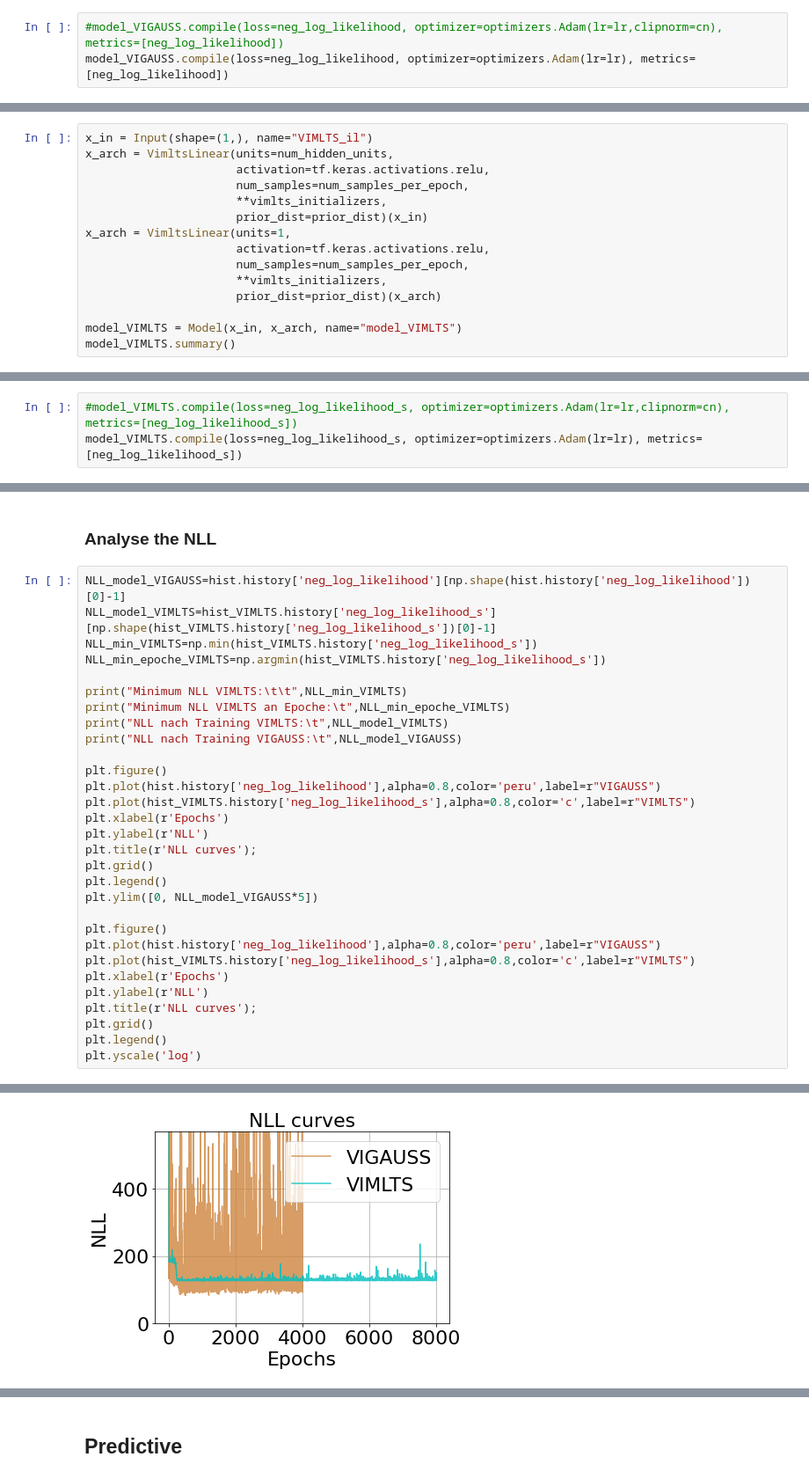
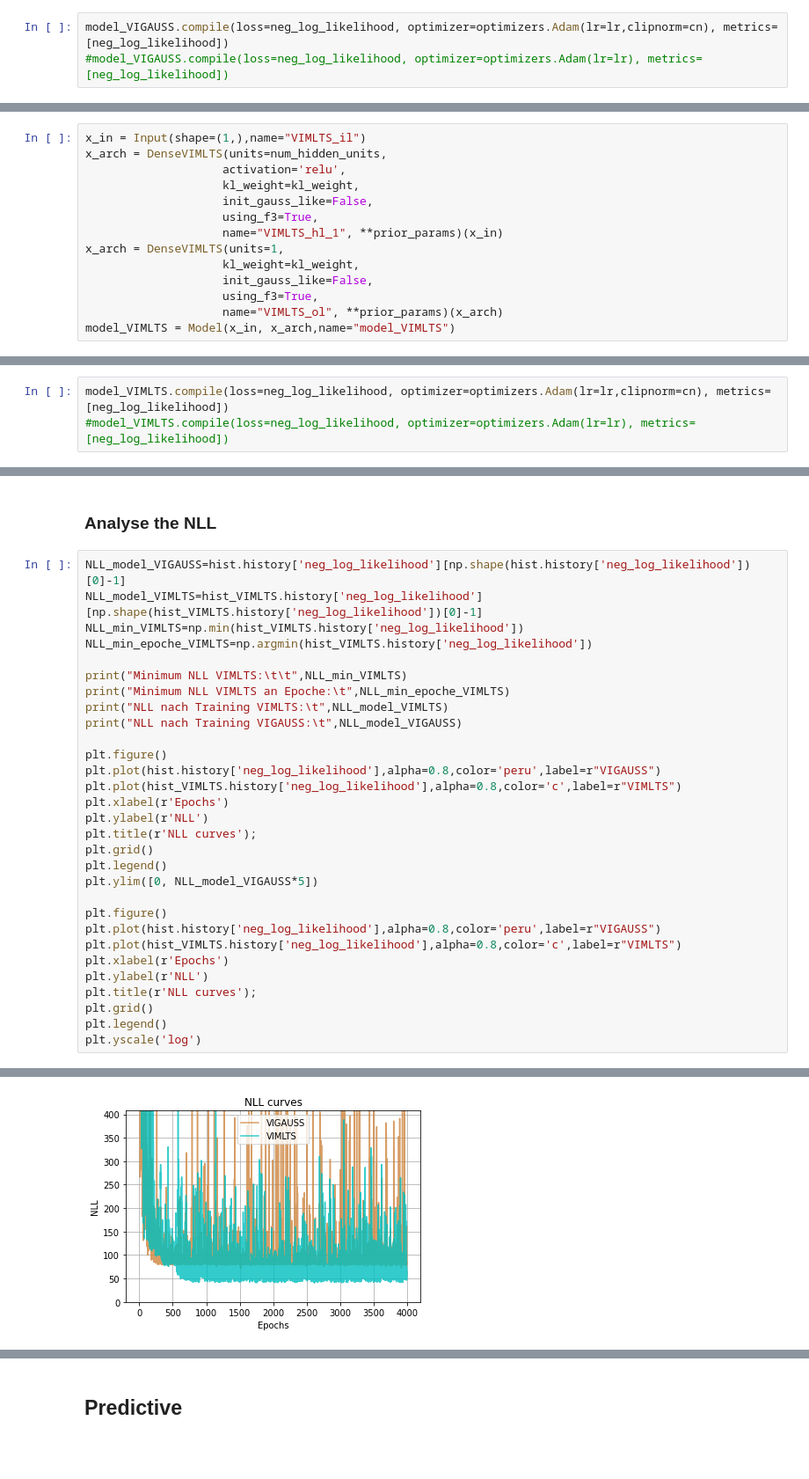
Before and after one commit to stefan1893/TM-VI, a Jupyter notebook: ipynb/02_small_and_shallow_networks.ipynb, the cells around one changed output, grey strips where cells are left out. Shown: that part at 88% size. Saved outputs shown, nothing was run; the diff lists cells and outputs as text; blank space fills up the shorter version.

```diff
--- a/ipynb/02_small_and_shallow_networks.ipynb
+++ b/ipynb/02_small_and_shallow_networks.ipynb
@@ -456,8 +426,8 @@ Non-trainable params: 0
 _________________________________________________________________
 None
 # %%
-#model_VIGAUSS.compile(loss=neg_log_likelihood, optimizer=optimizers.Adam(lr=lr,clipnorm=cn), metrics=[neg_log_likelihood])
-model_VIGAUSS.compile(loss=neg_log_likelihood, optimizer=optimizers.Adam(lr=lr), metrics=[neg_log_likelihood])
+model_VIGAUSS.compile(loss=neg_log_likelihood, optimizer=optimizers.Adam(lr=lr,clipnorm=cn), metrics=[neg_log_likelihood])
+#model_VIGAUSS.compile(loss=neg_log_likelihood, optimizer=optimizers.Adam(lr=lr), metrics=[neg_log_likelihood])
 # %%
 callbacks_VIGAUSS = [
     #callbacks.LearningRateScheduler(lr_scheduler, verbose=0)
@@ -542,16 +473,15 @@ vimlts_initializers=dict(kernel_init_alpha_w = initializers.Constant(1.),
 # %%
-x_in = Input(shape=(1,), name="VIMLTS_il")
-x_arch = VimltsLinear(units=num_hidden_units,
-                      activation=tf.keras.activations.relu,
-                      num_samples=num_samples_per_epoch,
-                      **vimlts_initializers,
-                      prior_dist=prior_dist)(x_in)
-x_arch = VimltsLinear(units=1,
-                      activation=tf.keras.activations.relu,
-                      num_samples=num_samples_per_epoch,
-                      **vimlts_initializers,
-                      prior_dist=prior_dist)(x_arch)
-
-model_VIMLTS = Model(x_in, x_arch, name="model_VIMLTS")
-model_VIMLTS.summary()
+x_in = Input(shape=(1,),name="VIMLTS_il")
+x_arch = DenseVIMLTS(units=num_hidden_units,
+                    activation='relu',
+                    kl_weight=kl_weight,
+                    init_gauss_like=False,
+                    using_f3=True,
+                    name="VIMLTS_hl_1", **prior_params)(x_in)
+x_arch = DenseVIMLTS(units=1,
+                    kl_weight=kl_weight,
+                    init_gauss_like=False,
+                    using_f3=True,
+                    name="VIMLTS_ol", **prior_params)(x_arch)
+model_VIMLTS = Model(x_in, x_arch,name="model_VIMLTS")
 # %% [output]
@@ -574,6 +508,6 @@ Plot an initialization of the variational distribution
 # %%
-#model_VIMLTS.compile(loss=neg_log_likelihood_s, optimizer=optimizers.Adam(lr=lr,clipnorm=cn), metrics=[neg_log_likelihood_s])
-model_VIMLTS.compile(loss=neg_log_likelihood_s, optimizer=optimizers.Adam(lr=lr), metrics=[neg_log_likelihood_s])
+model_VIMLTS.compile(loss=neg_log_likelihood, optimizer=optimizers.Adam(lr=lr,clipnorm=cn), metrics=[neg_log_likelihood])
+#model_VIMLTS.compile(loss=neg_log_likelihood, optimizer=optimizers.Adam(lr=lr), metrics=[neg_log_likelihood])
 # %%
 # Number of checkpoints, to save the variational distribution during the training
 checkpoints=50
@@ -698,9 +632,9 @@ plt.show()
 ### Analyse the NLL
 # %%
 NLL_model_VIGAUSS=hist.history['neg_log_likelihood'][np.shape(hist.history['neg_log_likelihood'])[0]-1]
-NLL_model_VIMLTS=hist_VIMLTS.history['neg_log_likelihood_s'][np.shape(hist_VIMLTS.history['neg_log_likelihood_s'])[0]-1]
-NLL_min_VIMLTS=np.min(hist_VIMLTS.history['neg_log_likelihood_s'])
-NLL_min_epoche_VIMLTS=np.argmin(hist_VIMLTS.history['neg_log_likelihood_s'])
+NLL_model_VIMLTS=hist_VIMLTS.history['neg_log_likelihood'][np.shape(hist_VIMLTS.history['neg_log_likelihood'])[0]-1]
+NLL_min_VIMLTS=np.min(hist_VIMLTS.history['neg_log_likelihood'])
+NLL_min_epoche_VIMLTS=np.argmin(hist_VIMLTS.history['neg_log_likelihood'])
 
 print("Minimum NLL VIMLTS:\t\t",NLL_min_VIMLTS)
 print("Minimum NLL VIMLTS an Epoche:\t",NLL_min_epoche_VIMLTS)
@@ -709,7 +643,7 @@ print("NLL nach Training VIGAUSS:\t",NLL_model_VIGAUSS)
 
 plt.figure()
 plt.plot(hist.history['neg_log_likelihood'],alpha=0.8,color='peru',label=r"VIGAUSS")
-plt.plot(hist_VIMLTS.history['neg_log_likelihood_s'],alpha=0.8,color='c',label=r"VIMLTS")
+plt.plot(hist_VIMLTS.history['neg_log_likelihood'],alpha=0.8,color='c',label=r"VIMLTS")
 plt.xlabel(r'Epochs')
 plt.ylabel(r'NLL')
 plt.title(r'NLL curves');
@@ -719,7 +653,7 @@ plt.ylim([0, NLL_model_VIGAUSS*5])
 
 plt.figure()
 plt.plot(hist.history['neg_log_likelihood'],alpha=0.8,color='peru',label=r"VIGAUSS")
-plt.plot(hist_VIMLTS.history['neg_log_likelihood_s'],alpha=0.8,color='c',label=r"VIMLTS")
+plt.plot(hist_VIMLTS.history['neg_log_likelihood'],alpha=0.8,color='c',label=r"VIMLTS")
 plt.xlabel(r'Epochs')
 plt.ylabel(r'NLL')
 plt.title(r'NLL curves');
@@ -734 +668 @@ NLL nach Training VIGAUSS:       114.09017944335938
-[figure, old version]
+[figure, new version]
```
Also changed, not shown: parts of 22 cells of this notebook.
